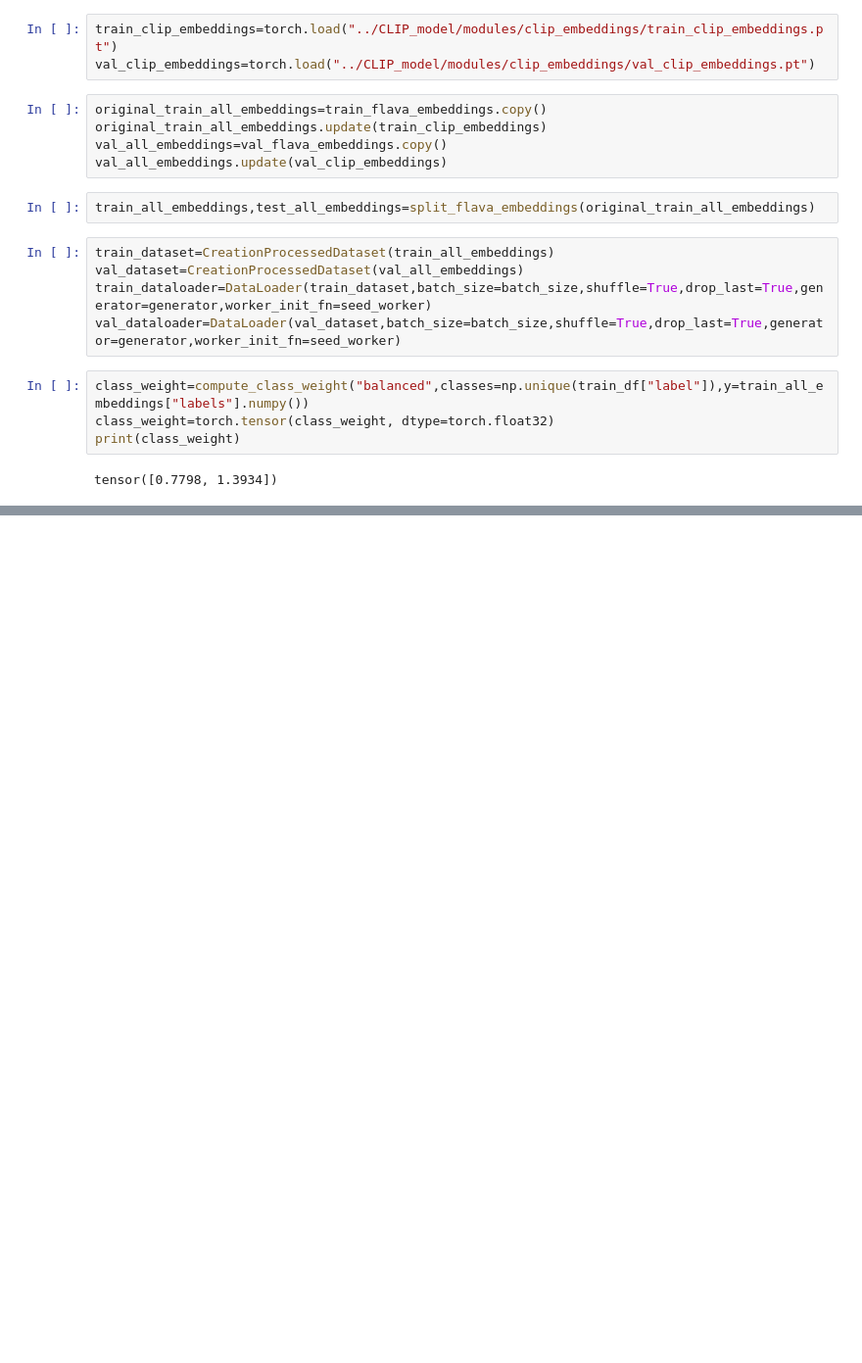
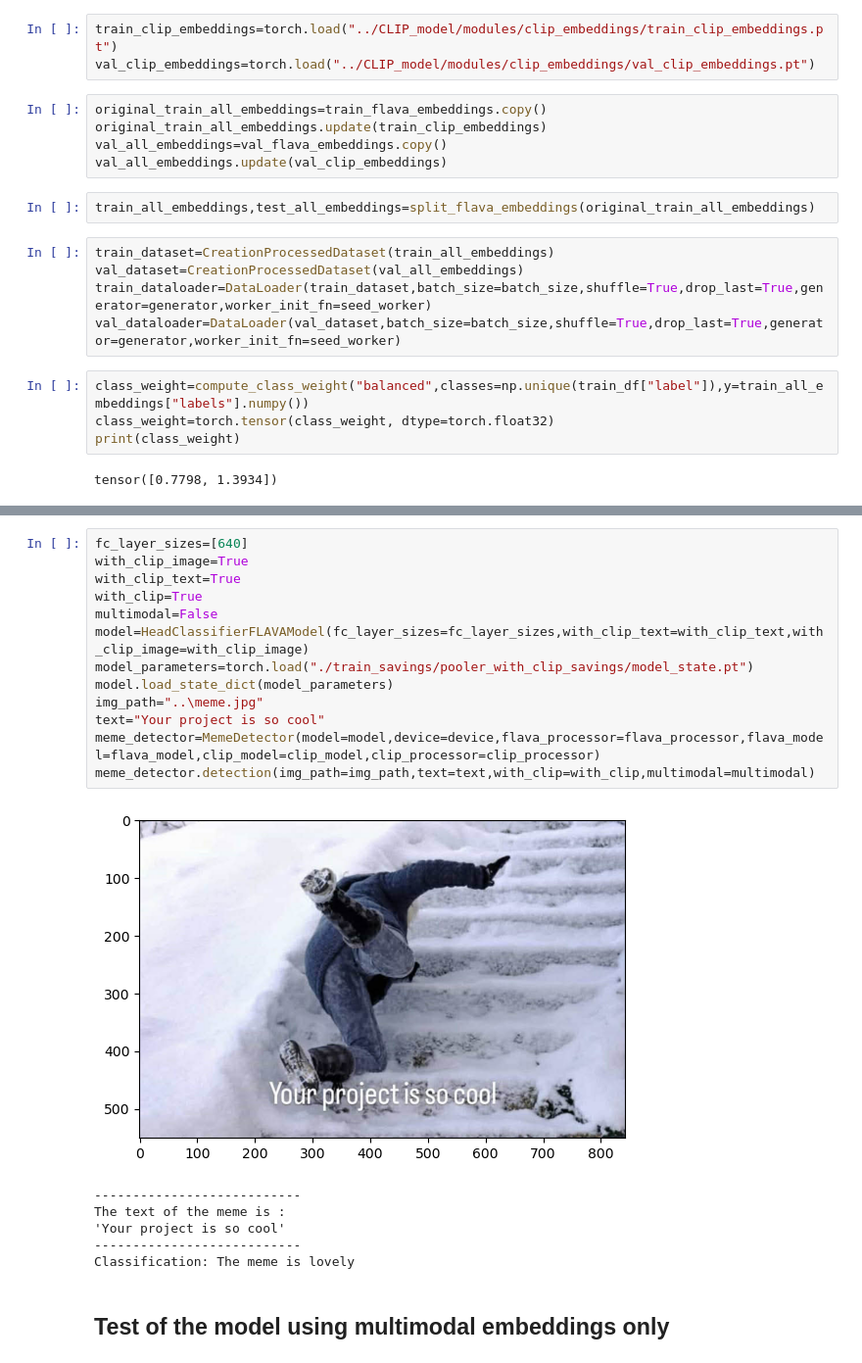
Before and after one commit to soheil-housni/Detection-of-Hateful-Memes-project, a Jupyter notebook: FLAVA_model/main.ipynb, the cells around one changed output, grey strips where cells are left out. Shown at 98% size. Saved outputs shown, nothing was run; the diff lists cells and outputs as text; blank space fills up the shorter version.

```diff
--- a/FLAVA_model/main.ipynb
+++ b/FLAVA_model/main.ipynb
@@ -209,0 +356,22 @@ clip_model=CLIPModel.from_pretrained("openai/clip-vit-base-patch32")
+# %%
+fc_layer_sizes=[640]
+with_clip_image=True
+with_clip_text=True
+with_clip=True
+multimodal=False
+model=HeadClassifierFLAVAModel(fc_layer_sizes=fc_layer_sizes,with_clip_text=with_clip_text,with_clip_image=with_clip_image)
+model_parameters=torch.load("./train_savings/pooler_with_clip_savings/model_state.pt")
+model.load_state_dict(model_parameters)
+img_path="..\meme.jpg"
+text="Your project is so cool"
+meme_detector=MemeDetector(model=model,device=device,flava_processor=flava_processor,flava_model=flava_model,clip_model=clip_model,clip_processor=clip_processor)
+meme_detector.detection(img_path=img_path,text=text,with_clip=with_clip,multimodal=multimodal)
+# %% [output]
+[figure, added]
+---------------------------
+The text of the meme is :
+'Your project is so cool'
+---------------------------
+Classification: The meme is lovely
+# %% [markdown]
+## Test of the model using multimodal embeddings only
```
Also changed, not shown: parts of 31 cells of this notebook, 13 other files.
